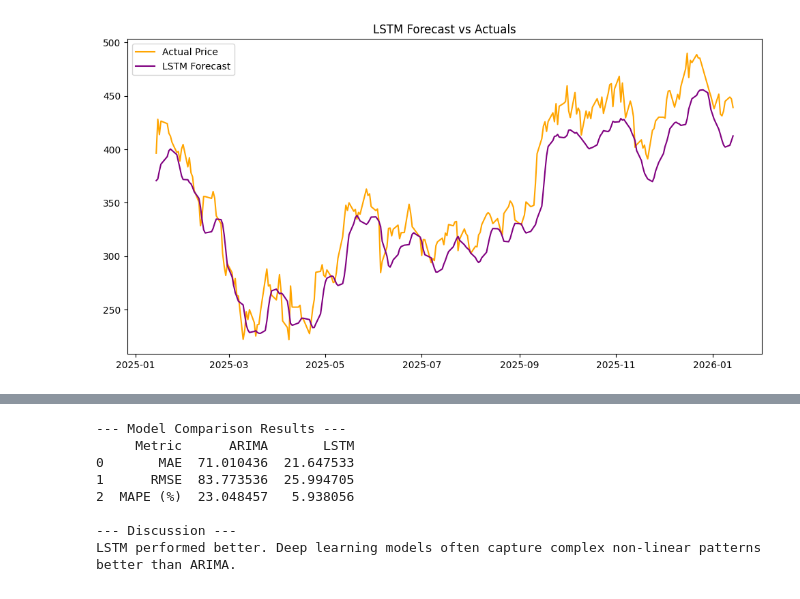
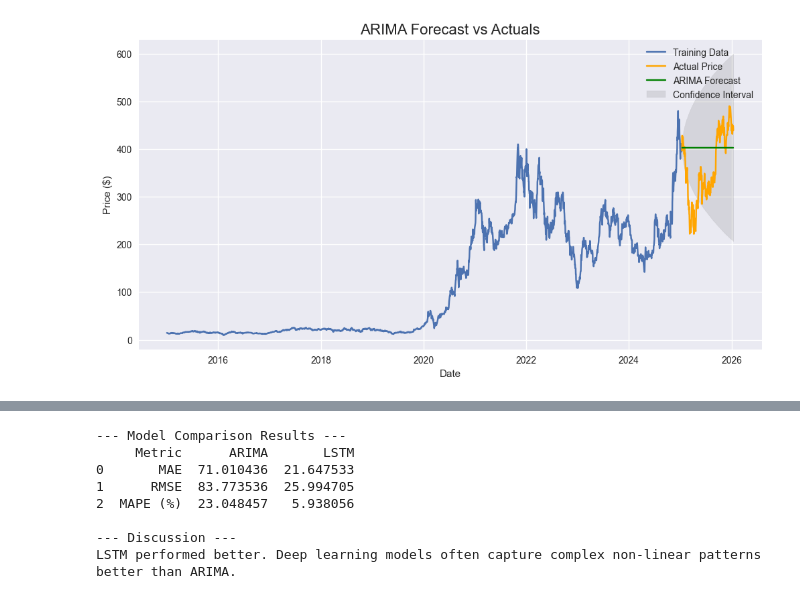
Before and after one commit to nathanaeldereje/portfolio-optimization, a Jupyter notebook: notebooks/02_ts_forecasting.ipynb, the cells around one changed output, grey strips where cells are left out. Cells and saved outputs as stored; diff of their text form; code cells hidden in the pictures.

Commit message:
task-2: building time series forcasting models complete

```diff
--- a/notebooks/02_ts_forecasting.ipynb
+++ b/notebooks/02_ts_forecasting.ipynb
@@ -23,18 +65,0 @@ Data Loaded. Shape: (2775, 1)
-# %%
-# 3. Train/Test Split (Chronological)
-# We reserve the last year (approx 252 trading days) for testing
-test_size = 252
-train_data = tsla_data[:-test_size]
-test_data = tsla_data[-test_size:]
-
-print(f"Training Data: {train_data.shape[0]} days (End: {train_data.index[-1].date()})")
-print(f"Testing Data: {test_data.shape[0]} days (Start: {test_data.index[0].date()})")
-
-
-# Visualizing the Split
-plt.figure(figsize=(12, 6))
-plt.plot(train_data, label='Training Data')
-plt.plot(test_data, label='Testing Data', color='orange')
-plt.title('TSLA: Train vs Test Split')
-plt.legend()
-plt.show()
@@ -107,64 +111,22 @@ Warnings:
 # %%
-# 6. LSTM Data Preparation
+# 5. Generate ARIMA Forecast
+forecast_arima, conf_int = model_arima.predict(n_periods=len(test_data), return_conf_int=True)
 
-# Scale the data (LSTMs are sensitive to scale)
-scaler = MinMaxScaler(feature_range=(0, 1))
-scaled_data = scaler.fit_transform(tsla_data)
+# Create a Series for plotting, ensuring index alignment
+# We use .values to ignore the default daily index generated by pmdarima and map it to trading days
+forecast_series = pd.Series(forecast_arima.values, index=test_data.index)
+lower_series = pd.Series(conf_int[:, 0], index=test_data.index)
+upper_series = pd.Series(conf_int[:, 1], index=test_data.index)
 
-# Function to create sequences (e.g., use past 60 days to predict day 61)
-def create_sequences(data, seq_length=60):
-    x, y = [], []
-    for i in range(seq_length, len(data)):
-        x.append(data[i-seq_length:i, 0])
-        y.append(data[i, 0])
-    return np.array(x), np.array(y)
-
-SEQ_LENGTH = 60
-
-# Create sequences
-X, y = create_sequences(scaled_data, SEQ_LENGTH)
-
-# Split into Train/Test based on the original chronological split size
-# We need to adjust indices because the first 60 days are consumed for the sequence
-train_size = len(train_data) - SEQ_LENGTH
-X_train, y_train = X[:train_size], y[:train_size]
-X_test, y_test = X[train_size:], y[train_size:]
-
-# Reshape input to be [samples, time steps, features] which is required for LSTM
-X_train = np.reshape(X_train, (X_train.shape[0], X_train.shape[1], 1))
-X_test = np.reshape(X_test, (X_test.shape[0], X_test.shape[1], 1))
-
-print(f"LSTM Train Shape: {X_train.shape}")
-print(f"LSTM Test Shape: {X_test.shape}")
-
-# 7. Build and Train LSTM Model
-model_lstm = Sequential()
-model_lstm.add(LSTM(units=50, return_sequences=True, input_shape=(X_train.shape[1], 1)))
-model_lstm.add(Dropout(0.2))
-model_lstm.add(LSTM(units=50, return_sequences=False))
-model_lstm.add(Dropout(0.2))
-model_lstm.add(Dense(units=25))
-model_lstm.add(Dense(units=1))
-
-model_lstm.compile(optimizer='adam', loss='mean_squared_error')
-
-# Train the model
-print("Training LSTM...")
-history = model_lstm.fit(X_train, y_train, batch_size=32, epochs=20, verbose=1)
-
-# 8. LSTM Forecasting
-predictions = model_lstm.predict(X_test)
-# Inverse transform to get actual prices back
-predictions = scaler.inverse_transform(predictions)
-
-# Align predictions with dates
-lstm_forecast_series = pd.Series(predictions.flatten(), index=test_data.index)
-
-# Plot LSTM Results
+# Visualization
 plt.figure(figsize=(12, 6))
+plt.plot(train_data.index, train_data['TSLA'], label='Training Data')
 plt.plot(test_data.index, test_data['TSLA'], label='Actual Price', color='orange')
-plt.plot(test_data.index, lstm_forecast_series, label='LSTM Forecast', color='purple')
-plt.title('LSTM Forecast vs Actuals')
+plt.plot(test_data.index, forecast_series, label='ARIMA Forecast', color='green')
+plt.fill_between(test_data.index, lower_series, upper_series, color='gray', alpha=0.2, label='Confidence Interval')
+plt.title('ARIMA Forecast vs Actuals', fontsize=16)
+plt.xlabel('Date')
+plt.ylabel('Price ($)')
 plt.legend()
 plt.show()
 # %% [output]
@@ -188 +133 @@ Epoch 20/20
-[figure, old version]
+[figure, new version]
```
Also changed, not shown: parts of 18 cells of this notebook.
